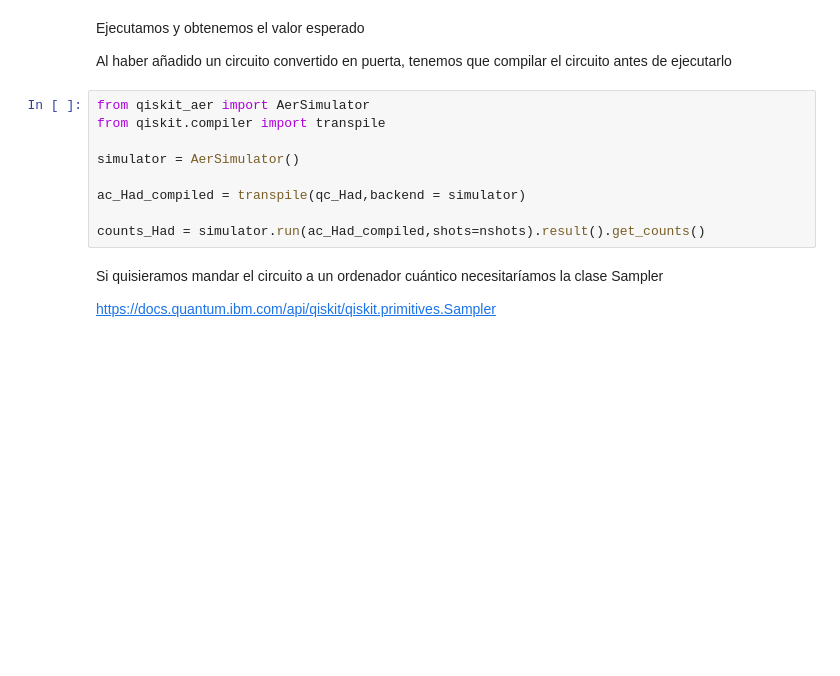
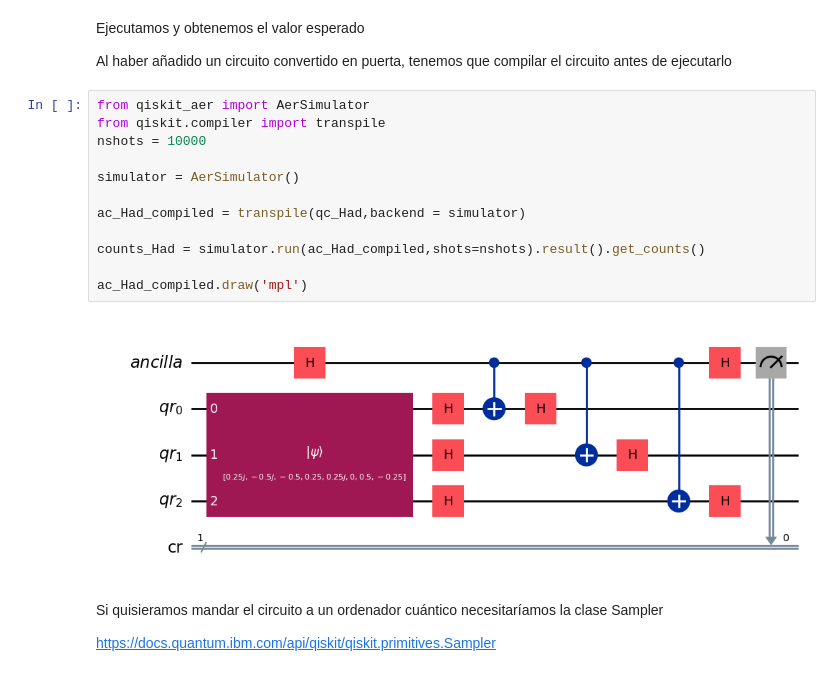
Before and after one commit to jamasole/FICC_notebook, a Jupyter notebook: 02_Cubits/026_El_Arte_de_Medir_II.ipynb, the cells around one changed output. Saved outputs shown, nothing was run; the diff lists cells and outputs as text; blank space fills up the shorter version.

```diff
--- a/02_Cubits/026_El_Arte_de_Medir_II.ipynb
+++ b/02_Cubits/026_El_Arte_de_Medir_II.ipynb
@@ -700,12 +700,17 @@ Al haber añadido un circuito convertido en puerta, tenemos que compilar el circ
 # %%
 from qiskit_aer import AerSimulator
 from qiskit.compiler import transpile
+nshots = 10000
 
 simulator = AerSimulator()
 
 ac_Had_compiled = transpile(qc_Had,backend = simulator)
 
 counts_Had = simulator.run(ac_Had_compiled,shots=nshots).result().get_counts()
+
+ac_Had_compiled.draw('mpl')
+# %% [output]
+[figure, added]
 # %% [markdown]
 Si quisieramos mandar el circuito a un ordenador cuántico necesitaríamos la clase Sampler
 
```
Also changed, not shown: parts of 8 cells of this notebook, 4 other files.
